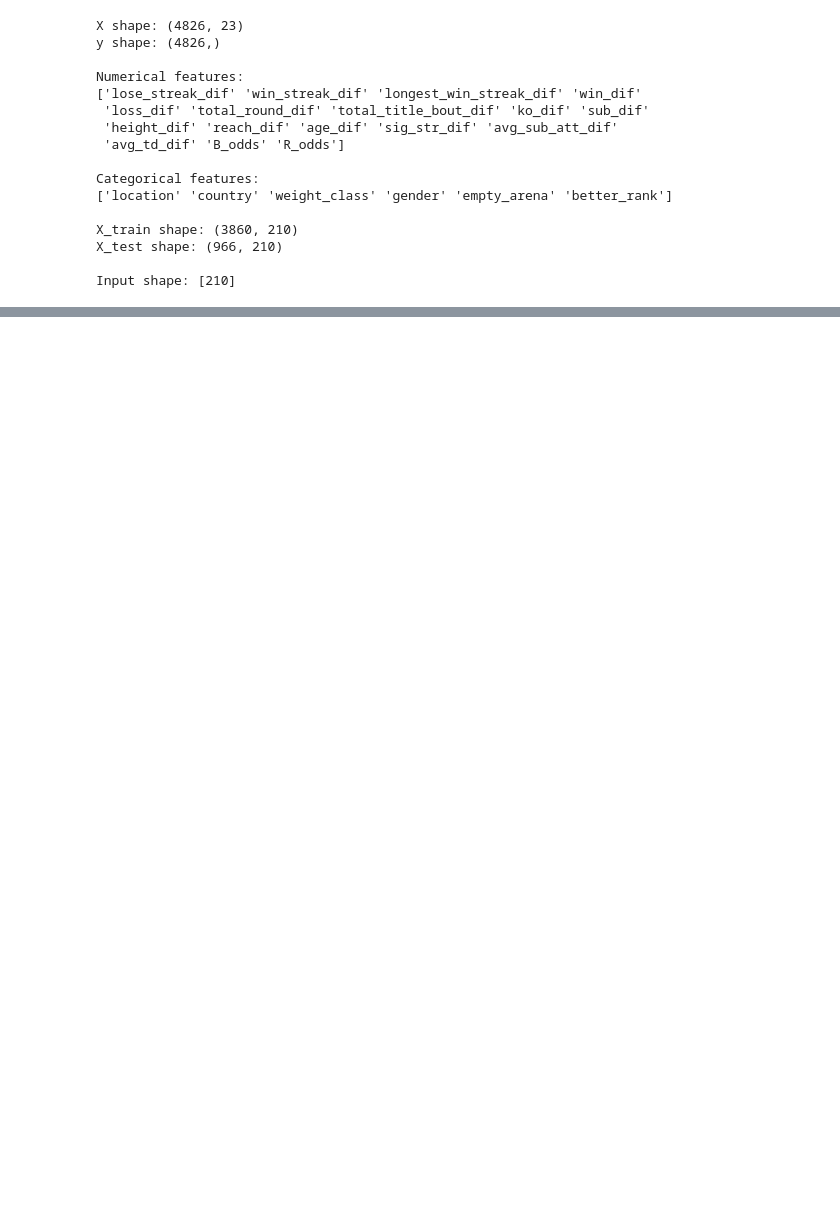
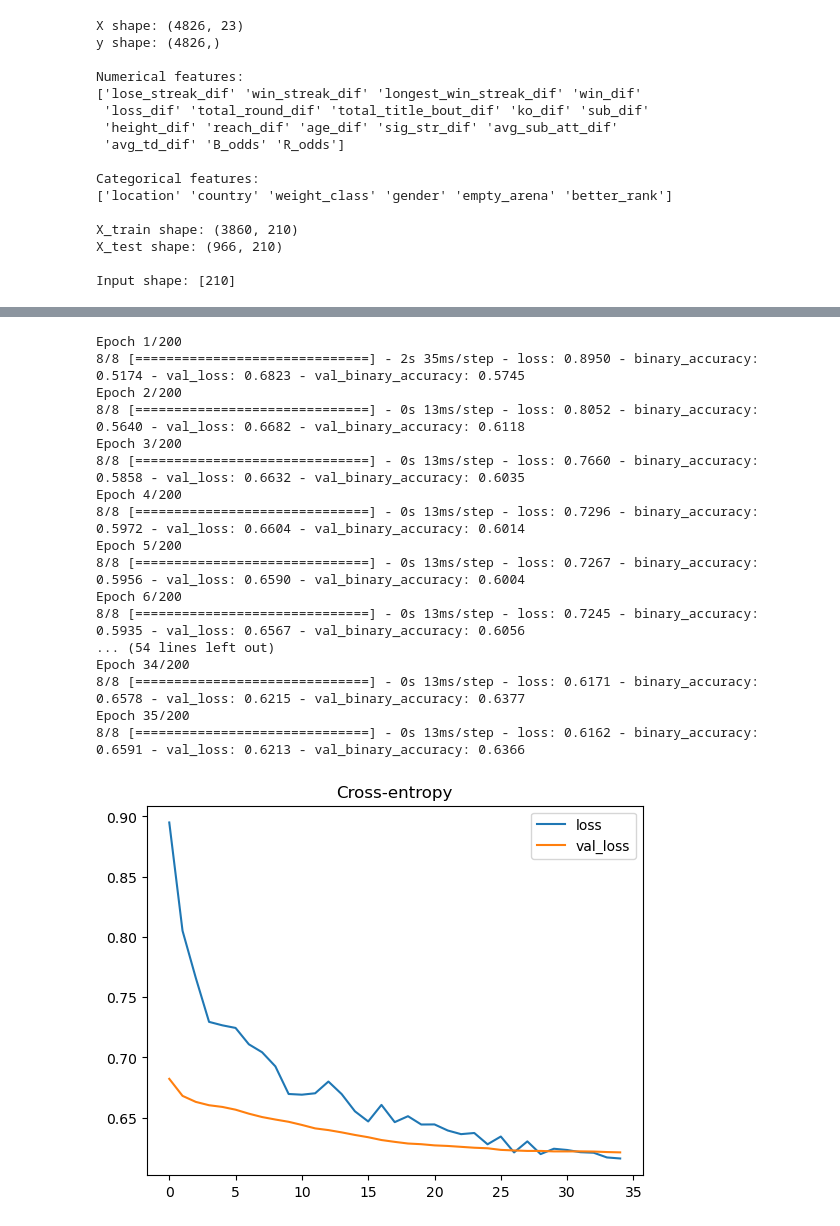
Before and after one commit to jpz129/ufc_bets, a Jupyter notebook: mma-bets/notebooks/3-tensorflow.ipynb, the cells around one changed output, grey strips where cells are left out. Cells and saved outputs as stored; diff of their text form; code cells hidden in the pictures; blank space fills up the shorter version.

```diff
--- a/mma-bets/notebooks/3-tensorflow.ipynb
+++ b/mma-bets/notebooks/3-tensorflow.ipynb
@@ -194,0 +448,3 @@ Epoch 26/200
+# %%
+for df in Xk_test:
+    X_test = X_test.join(df[df.columns[-1]])
@@ -194,0 +471,57 @@ Epoch 26/200
+# %%
+y_train = y_train.map({'Blue': 0, 'Red': 1})
+y_test = y_test.map({'Blue': 0, 'Red': 1})
+# %%
+model = keras.Sequential([
+    layers.BatchNormalization(),
+    layers.Dense(100, activation='relu'),
+    layers.BatchNormalization(),
+    layers.Dropout(0.35),
+    layers.Dense(100, activation='relu'),
+    layers.BatchNormalization(),
+    layers.Dropout(0.35),
+    layers.Dense(100, activation='relu'),
+    layers.BatchNormalization(),
+    layers.Dropout(0.35),
+    layers.Dense(1, activation='sigmoid')
+])
+# %%
+model.compile(optimizer='adam', loss='binary_crossentropy', metrics=['binary_accuracy'])
+# %%
+early_stopping = keras.callbacks.EarlyStopping(
+    patience=5,
+    min_delta=0.001,
+    restore_best_weights=True,
+)
+history = model.fit(
+    X_train, y_train,
+    validation_data=(X_test, y_test),
+    batch_size=500,
+    epochs=200,
+    callbacks=[early_stopping]
+)
+
+history_df = pd.DataFrame(history.history)
+history_df.loc[:, ['loss', 'val_loss']].plot(title="Cross-entropy")
+history_df.loc[:, ['binary_accuracy', 'val_binary_accuracy']].plot(title="Accuracy")
+
+plt.show()
+# %% [output]
+Epoch 1/200
+8/8 [==============================] - 2s 35ms/step - loss: 0.8950 - binary_accuracy: 0.5174 - val_loss: 0.6823 - val_binary_accuracy: 0.5745
+Epoch 2/200
+8/8 [==============================] - 0s 13ms/step - loss: 0.8052 - binary_accuracy: 0.5640 - val_loss: 0.6682 - val_binary_accuracy: 0.6118
+Epoch 3/200
+8/8 [==============================] - 0s 13ms/step - loss: 0.7660 - binary_accuracy: 0.5858 - val_loss: 0.6632 - val_binary_accuracy: 0.6035
+Epoch 4/200
+8/8 [==============================] - 0s 13ms/step - loss: 0.7296 - binary_accuracy: 0.5972 - val_loss: 0.6604 - val_binary_accuracy: 0.6014
+Epoch 5/200
+8/8 [==============================] - 0s 13ms/step - loss: 0.7267 - binary_accuracy: 0.5956 - val_loss: 0.6590 - val_binary_accuracy: 0.6004
+Epoch 6/200
+8/8 [==============================] - 0s 13ms/step - loss: 0.7245 - binary_accuracy: 0.5935 - val_loss: 0.6567 - val_binary_accuracy: 0.6056
+... (54 lines left out)
+Epoch 34/200
+8/8 [==============================] - 0s 13ms/step - loss: 0.6171 - binary_accuracy: 0.6578 - val_loss: 0.6215 - val_binary_accuracy: 0.6377
+Epoch 35/200
+8/8 [==============================] - 0s 13ms/step - loss: 0.6162 - binary_accuracy: 0.6591 - val_loss: 0.6213 - val_binary_accuracy: 0.6366
+[figure, added]
```
Also changed, not shown: parts of 37 cells of this notebook, 1 other file.
